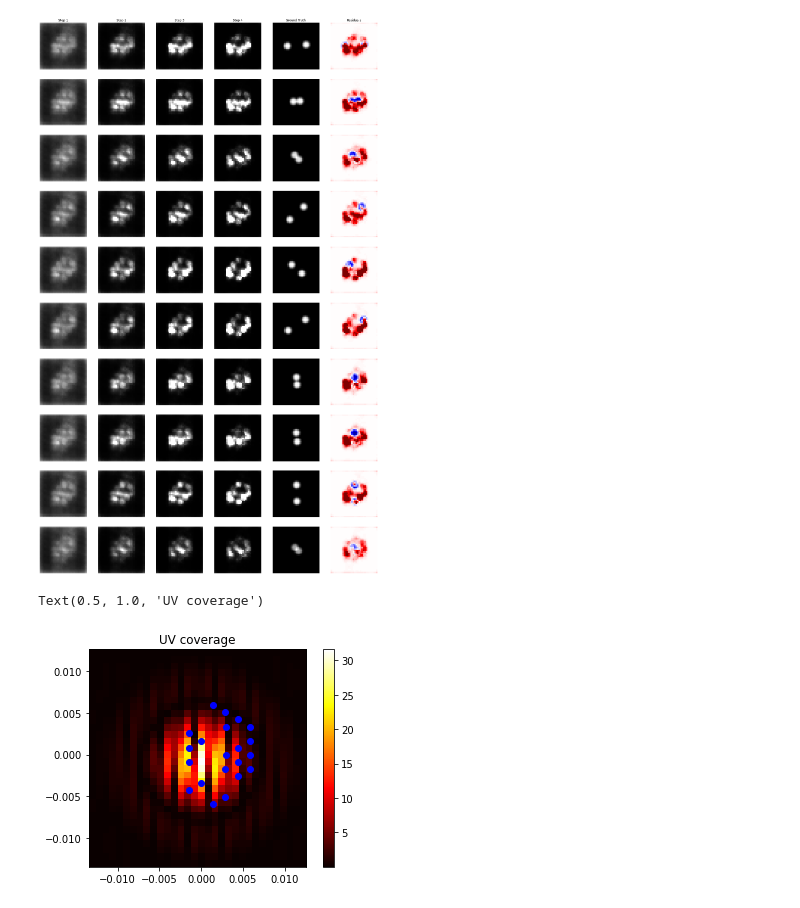
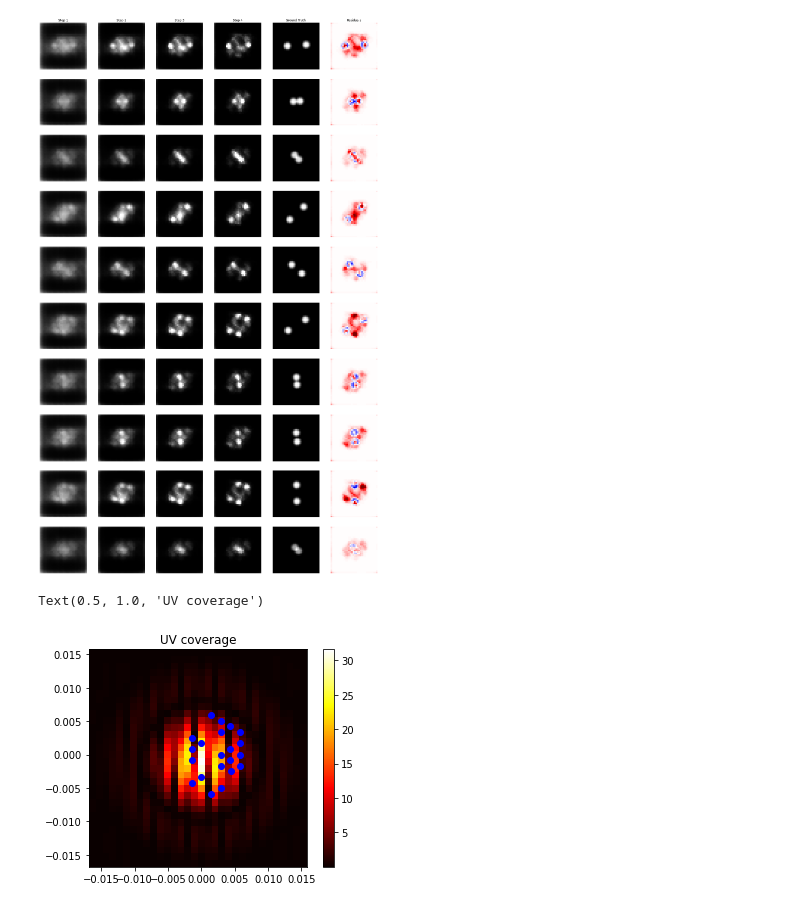
Before and after one commit to AlexandreAdam/ExoRIM, a Jupyter notebook: notebooks/training.ipynb, the cells around one changed output. Drawn from its saved outputs; the diff is of its cells as text; code cells hidden in the pictures.

```diff
--- a/notebooks/training.ipynb
+++ b/notebooks/training.ipynb
@@ -178,27 +175,30 @@ plt.legend()
 # %%
 N = 10
 fig,axs = plt.subplots(N, 6, figsize=(6*4, N*4))
 # fig.suptitle("Image reconstruction process", fontsize=16)
 for j in range(N):
-    X, Y = dataset[j]
-    out = rim.inverse_link_function(rim.call(X, noise_std))
+    X, Y, sigma = dataset[j]
+    out = rim.link_function(rim.call(X, sigma)[0])
+    # out = rim.call(X, sigma)[0]
     for i in range(4):
         axs[j, i].imshow(out[i, 0, ..., 0], cmap="gray", origin="lower", vmin=0, vmax=1)
+        # axs[j, i].imshow(out[i, 0, ..., 0], cmap="gray", origin="lower", vmin=np.log10(args.log_floor), vmax=0)
         axs[j, i].axis("off")
         if j == 0:
             axs[j, i].set_title(f"Step {i+1}")
 
     axs[j, 4].imshow(Y[0, ..., 0], cmap="gray", origin="lower", vmin=0, vmax=1)
+    # axs[j, 4].imshow(rim.inverse_link_function(Y[0, ..., 0]), cmap="gray", origin="lower", vmin=np.log10(args.log_floor), vmax=0)
     axs[j, 4].axis("off")
     axs[j, 5].imshow(out[-1, 0, ..., 0] - Y[0, ..., 0], cmap="seismic", origin="lower", vmin=-1, vmax=1)
     axs[j, 5].axis("off")
     if j == 0:
         axs[j, 4].set_title(f"Ground Truth")
         axs[j, 5].set_title(f"Residuals")
 # %% [output]
-[figure, old version]
+[figure, new version]
 # %%
-X, Y = dataset[0]
+X, Y, sigma = dataset[0]
 fft = np.abs(np.fft.fftshift(np.fft.fft2(Y[..., 0])))[0]
 
 uv = phys.operators.UVC
@@ -214,4 +214,4 @@ plt.colorbar(im)
 plt.title("UV coverage")
 # %% [output]
 Text(0.5, 1.0, 'UV coverage')
-[figure, old version]
+[figure, new version]
```
Also changed, not shown: parts of 3 cells of this notebook.
